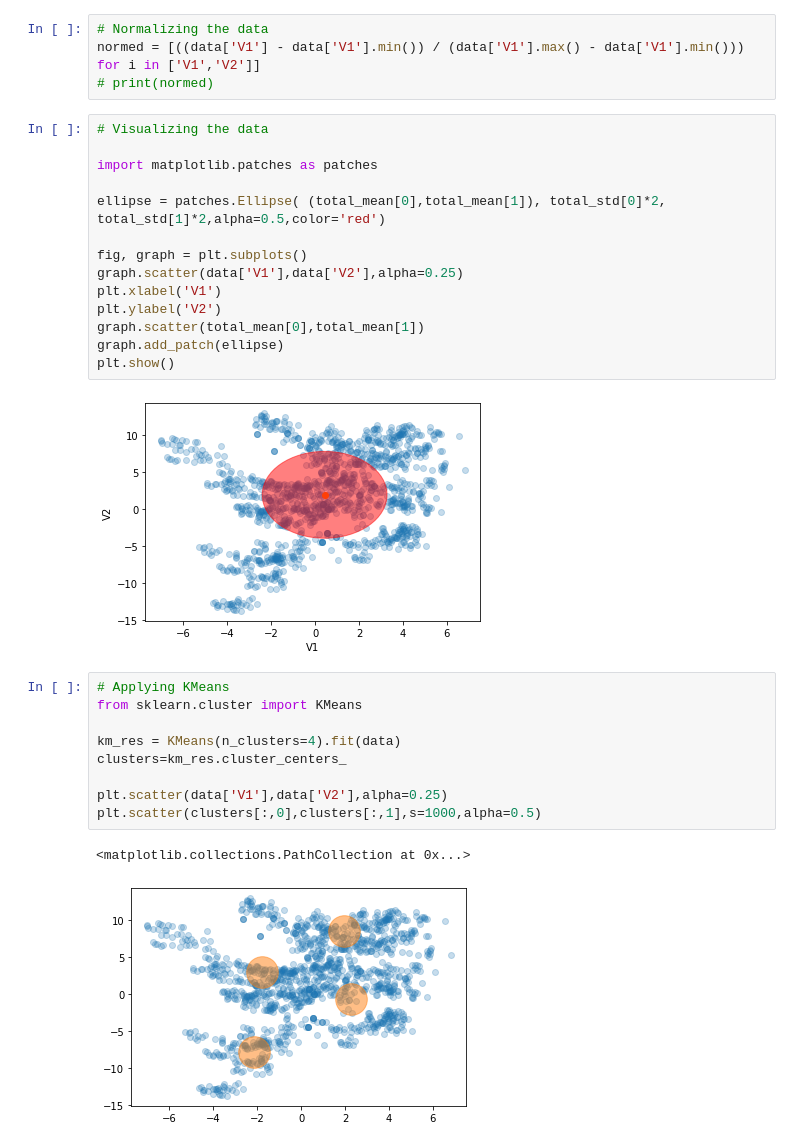
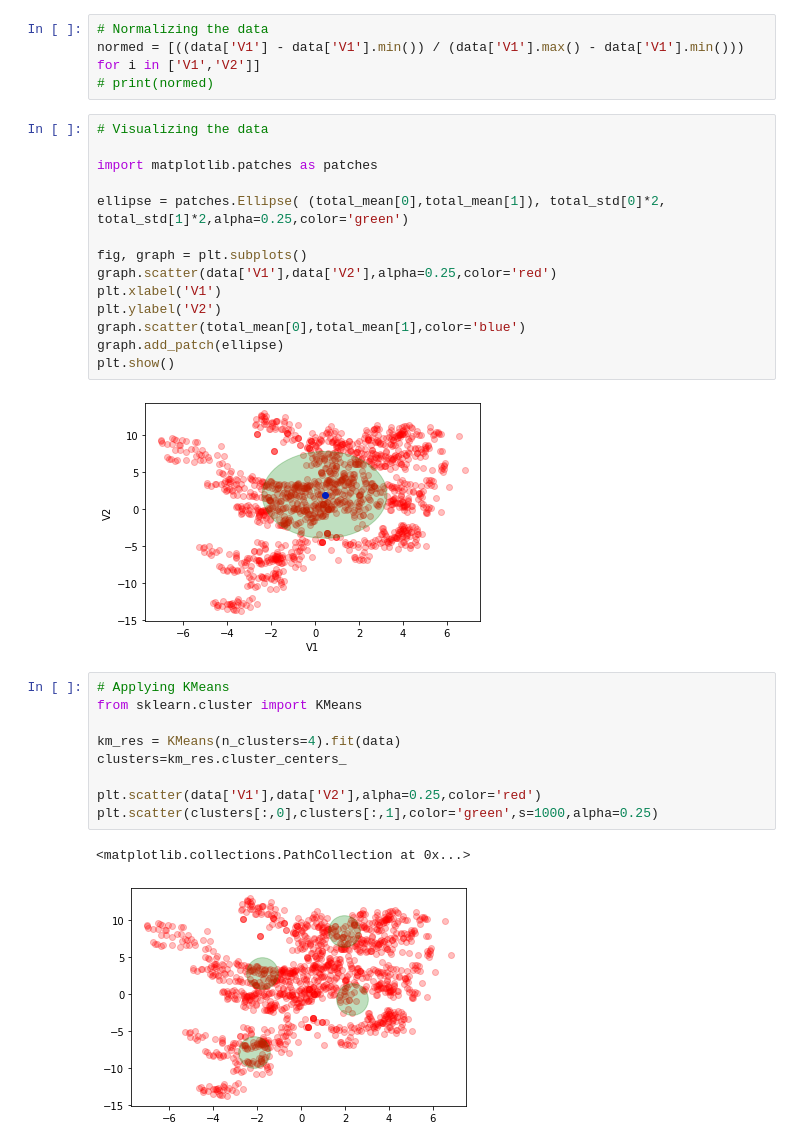
Before and after one commit to Khushir474/Fake-Note-Detection, a Jupyter notebook: Fake_Notes.ipynb, the cells around one changed output. Saved outputs shown, nothing was run; the diff lists cells and outputs as text.

```diff
--- a/Fake_Notes.ipynb
+++ b/Fake_Notes.ipynb
@@ -40,26 +40,26 @@ normed = [((data['V1'] - data['V1'].min()) / (data['V1'].max() - data['V1'].min(
 
 import matplotlib.patches as patches
 
-ellipse = patches.Ellipse( (total_mean[0],total_mean[1]), total_std[0]*2, total_std[1]*2,alpha=0.5,color='red')
+ellipse = patches.Ellipse( (total_mean[0],total_mean[1]), total_std[0]*2, total_std[1]*2,alpha=0.25,color='green')
 
 fig, graph = plt.subplots()
-graph.scatter(data['V1'],data['V2'],alpha=0.25)
+graph.scatter(data['V1'],data['V2'],alpha=0.25,color='red')
 plt.xlabel('V1')
 plt.ylabel('V2')
-graph.scatter(total_mean[0],total_mean[1])
+graph.scatter(total_mean[0],total_mean[1],color='blue')
 graph.add_patch(ellipse)
 plt.show()
 # %% [output]
-[figure, old version]
+[figure, new version]
 # %%
 # Applying KMeans
 from sklearn.cluster import KMeans
 
 km_res = KMeans(n_clusters=4).fit(data)
 clusters=km_res.cluster_centers_
 
-plt.scatter(data['V1'],data['V2'],alpha=0.25)
-plt.scatter(clusters[:,0],clusters[:,1],s=1000,alpha=0.5)
+plt.scatter(data['V1'],data['V2'],alpha=0.25,color='red')
+plt.scatter(clusters[:,0],clusters[:,1],color='green',s=1000,alpha=0.25)
 # %% [output]
 <matplotlib.collections.PathCollection at 0x...>
-[figure, old version]
+[figure, new version]
```
